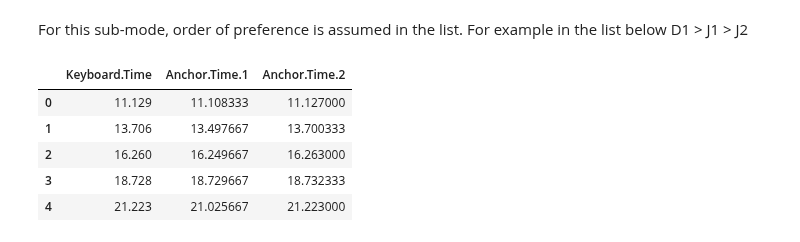
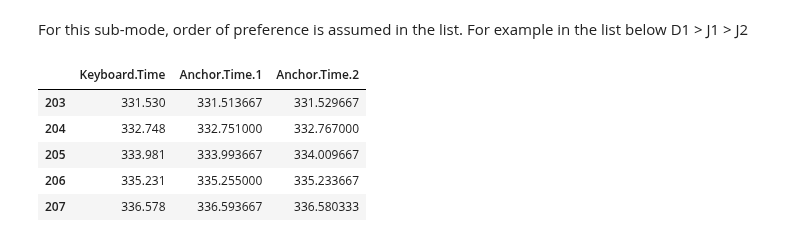
Before and after one commit to satyajeetprabhu/music-sync-internship-upf, a Jupyter notebook: djembe_dance_data_demo.ipynb, the cells around one changed output. Drawn from its saved outputs; the diff is of its cells as text; code cells hidden in the pictures.

```diff
--- a/djembe_dance_data_demo.ipynb
+++ b/djembe_dance_data_demo.ipynb
@@ -37,7 +36,7 @@ df.head(10)
 # %% [markdown]
 ### Load Meter annotations
 # %%
-meter_df = onsetsync.get_df_csv(meter_path, delimiter=';')
+meter_df = onsy.get_df_csv(meter_path, delimiter=';')
 meter_df.columns = ['Keyboard.Time']
 meter_df.head()
 # %% [output]
@@ -81,2 +51,5 @@ plot_cycles(df, meter_df, 'Keyboard.Time', time_lower=25, time_upper=30)
+# %%
+num_div = 12
+tolerance = (0.5, 0.5)
 # %% [markdown]
 ## Detrending
@@ -208,8 +68,8 @@ defined_instr = ['J1']
 # %%
-meter_df = detrend_anchor(meter_df,
+meter_df = dtr.detrend_anchor(meter_df,
                            time_column='Keyboard.Time',
-                           instr_df=df[defined_instr],
-                           window_shape=window_shape,
+                           instr_df=onsets_df[defined_instr],
+                           tolerance=tolerance,
                            num_div=num_div,
                            mode=1)
 # %%
@@ -232,18 +88,18 @@ For this sub-mode, order of preference is assumed in the list. For example in th
 # %%
 defined_instr = ['D1', 'J1', 'J2']
 # %%
-meter_df = detrend_anchor(meter_df,
+meter_df = dtr.detrend_anchor(meter_df,
                            time_column='Keyboard.Time',
-                           instr_df=df[defined_instr],
-                           window_shape=window_shape,
+                           instr_df=onsets_df[defined_instr],
+                           tolerance=tolerance,
                            num_div=num_div,
                            mode=2)
 # %%
-meter_df.head()
+meter_df.tail()
 # %% [output]
 |  | Keyboard.Time | Anchor.Time.1 | Anchor.Time.2 |
-| 0 | 11.129 | 11.108333 | 11.127000 |
-| 1 | 13.706 | 13.497667 | 13.700333 |
-| 2 | 16.260 | 16.249667 | 16.263000 |
-| 3 | 18.728 | 18.729667 | 18.732333 |
-| 4 | 21.223 | 21.025667 | 21.223000 |
+| 203 | 331.530 | 331.513667 | 331.529667 |
+| 204 | 332.748 | 332.751000 | 332.767000 |
+| 205 | 333.981 | 333.993667 | 334.009667 |
+| 206 | 335.231 | 335.255000 | 335.233667 |
+| 207 | 336.578 | 336.593667 | 336.580333 |
```
Also changed, not shown: parts of 30 cells of this notebook.
